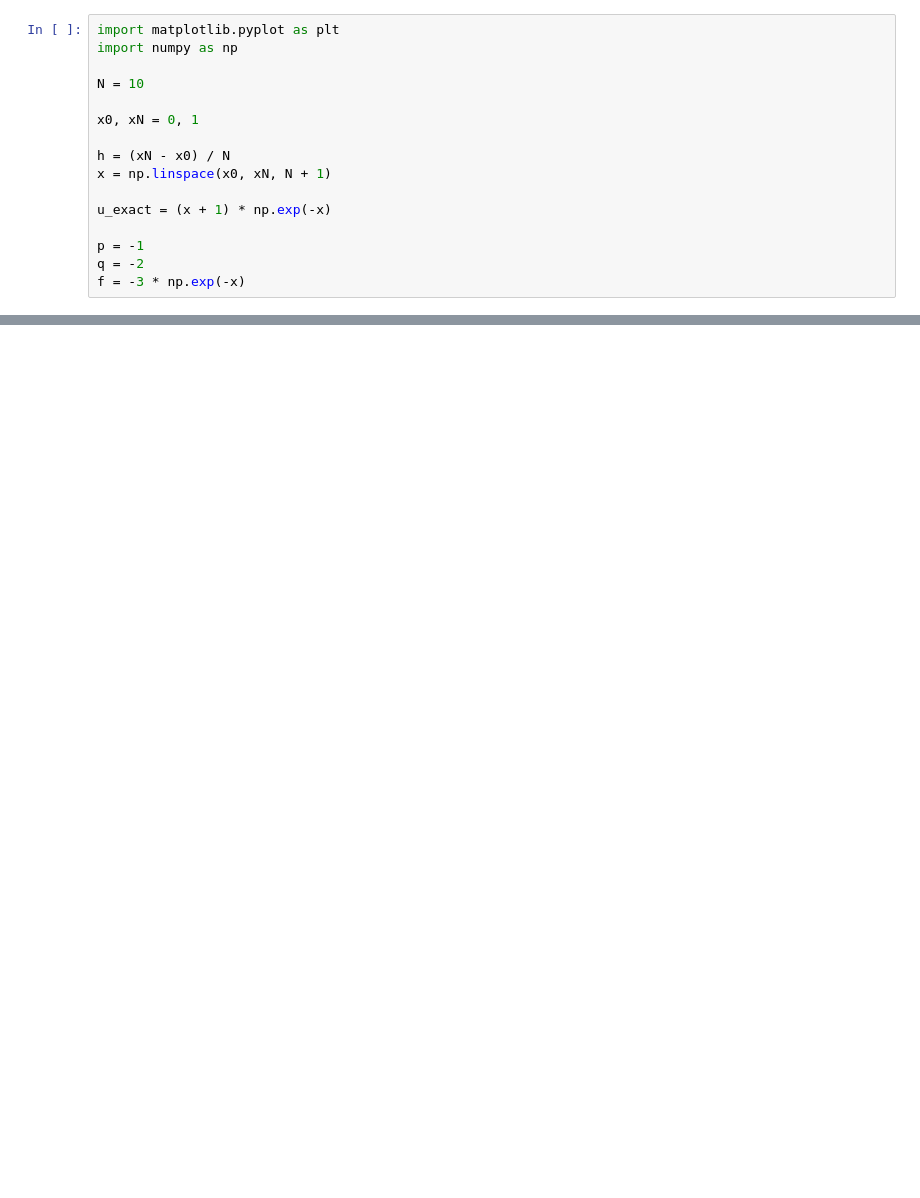
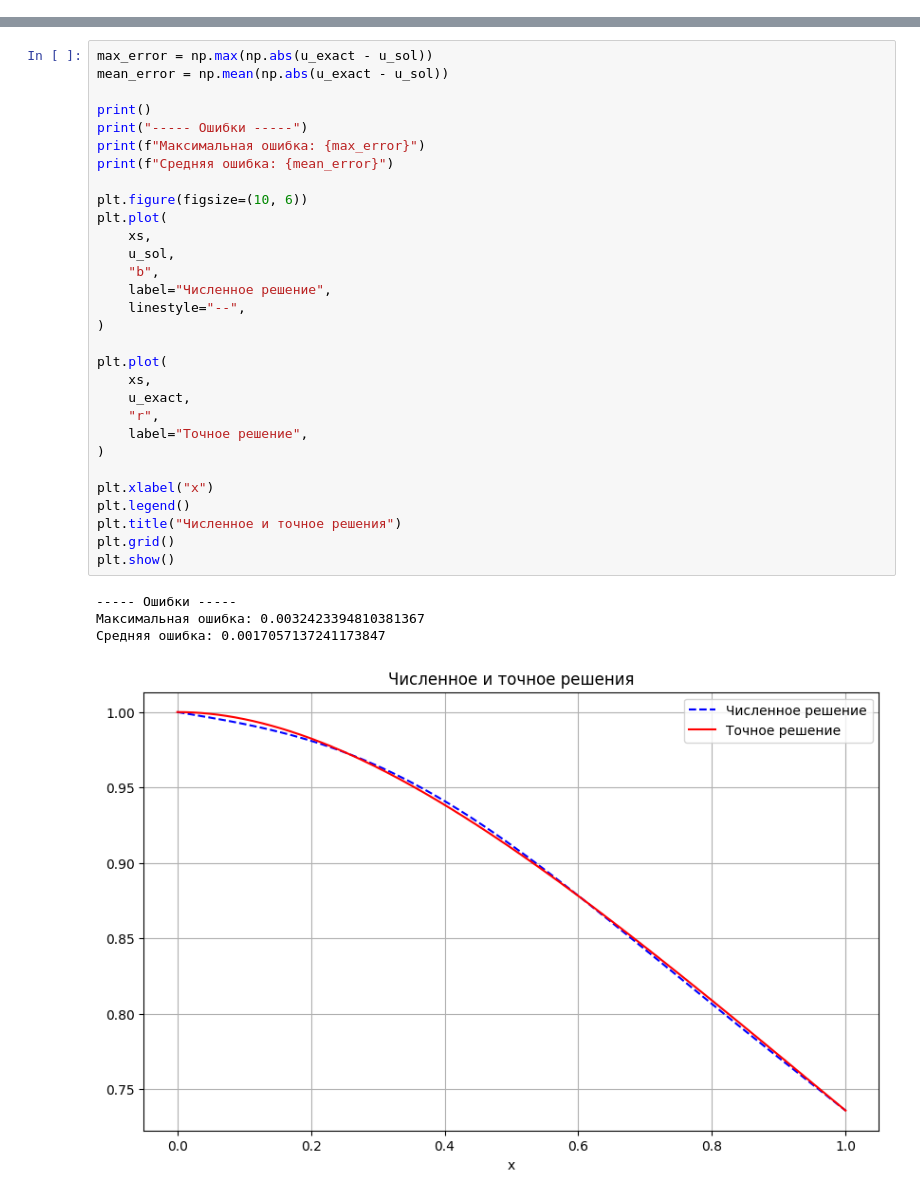
Before and after one commit to poslam/sem6-nmde, a Jupyter notebook: labs/5.ipynb, the cells around one changed output, grey strips where cells are left out. Drawn from its saved outputs; the diff is of its cells as text; blank space fills up the shorter version.

```diff
--- a/labs/5.ipynb
+++ b/labs/5.ipynb
@@ -1,16 +0,0 @@
-# %%
-import matplotlib.pyplot as plt
-import numpy as np
-
-N = 10
-
-x0, xN = 0, 1
-
-h = (xN - x0) / N
-x = np.linspace(x0, xN, N + 1)
-
-u_exact = (x + 1) * np.exp(-x)
-
-p = -1
-q = -2
-f = -3 * np.exp(-x)
@@ -268,0 +71,35 @@ if __name__ == "__main__":
+# %%
+max_error = np.max(np.abs(u_exact - u_sol))
+mean_error = np.mean(np.abs(u_exact - u_sol))
+
+print()
+print("----- Ошибки -----")
+print(f"Максимальная ошибка: {max_error}")
+print(f"Средняя ошибка: {mean_error}")
+
+plt.figure(figsize=(10, 6))
+plt.plot(
+    xs,
+    u_sol,
+    "b",
+    label="Численное решение",
+    linestyle="--",
+)
+
+plt.plot(
+    xs,
+    u_exact,
+    "r",
+    label="Точное решение",
+)
+
+plt.xlabel("x")
+plt.legend()
+plt.title("Численное и точное решения")
+plt.grid()
+plt.show()
+# %% [output]
+----- Ошибки -----
+Максимальная ошибка: 0.0032423394810381367
+Средняя ошибка: 0.0017057137241173847
+[figure, added]
```
Also changed, not shown: parts of 8 cells of this notebook, 1 other file.
